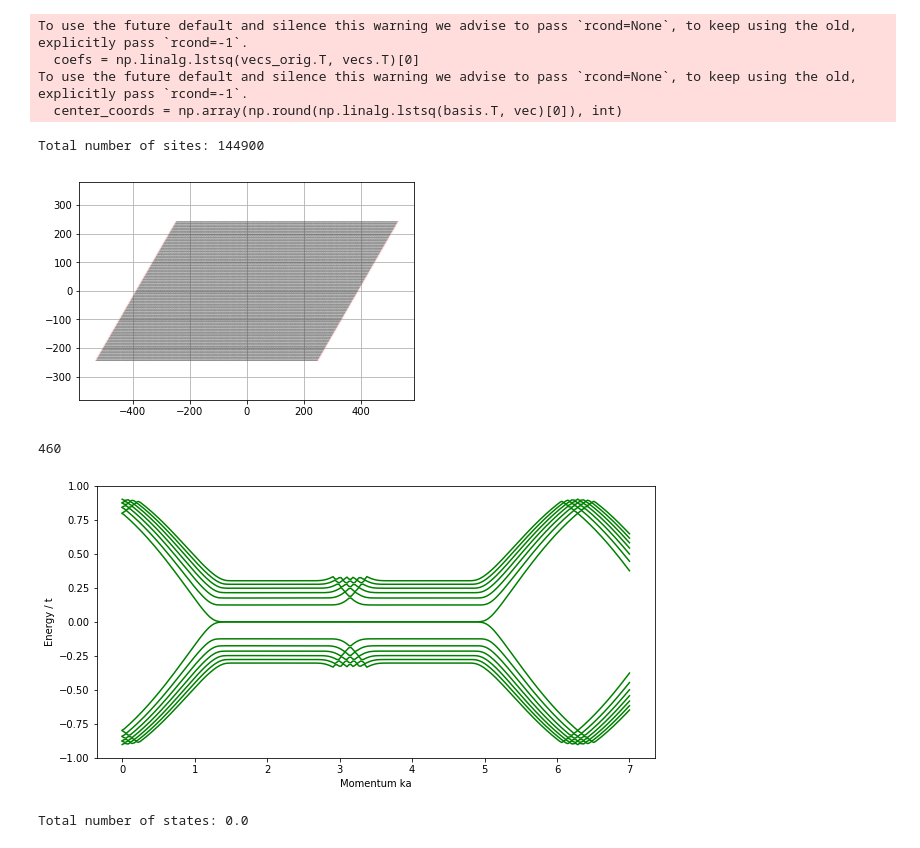
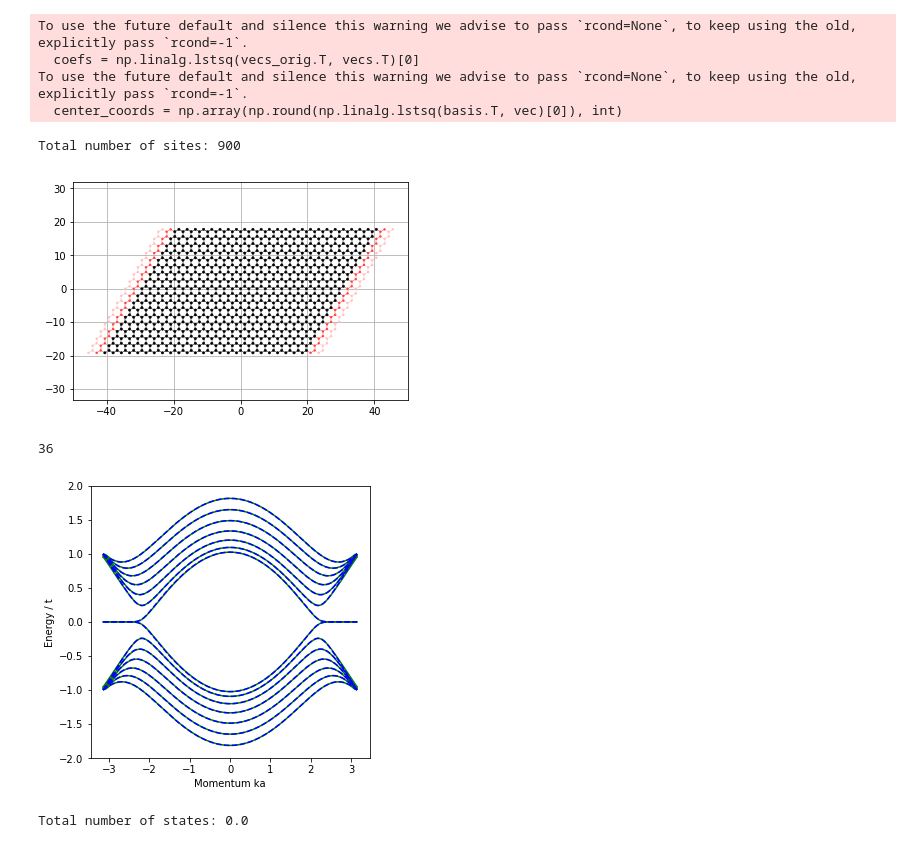
Before and after one commit to CLEANit/QuantumTransduction, a Jupyter notebook: examples/magneticField/graphene_w_magnetic_field.ipynb, the cells around one changed output. Saved outputs shown, nothing was run; the diff lists cells and outputs as text; code cells hidden in the pictures.

```diff
--- a/kwantTutorial/aharonovBohmEffect/graphene_w_magnetic_field.ipynb
+++ b/examples/magneticField/graphene_w_magnetic_field.ipynb
@@ -29,7 +29,7 @@ t = 2.7
 # on-site energy of 0 gives singular matrix
 on_site = 0.0
 # length of hexagon
-l = 246.0
+l = 20.0
 # ratio to define x-length of hexagon
 ratio = sqrt(3) / 2
 lx = l * ratio
@@ -153,28 +153,27 @@ To use the future default and silence this warning we advise to pass `rcond=None
   coefs = np.linalg.lstsq(vecs_orig.T, vecs.T)[0]
 To use the future default and silence this warning we advise to pass `rcond=None`, to keep using the old, explicitly pass `rcond=-1`.
   center_coords = np.array(np.round(np.linalg.lstsq(basis.T, vec)[0]), int)
-Total number of sites: 144900
+Total number of sites: 900
-[figure, old version]
+[figure, new version]
 # %%
 phi = 1 / 701
-momenta = np.linspace(0, 7, 256)
-# bands0 = kwant.physics.Bands(syst.leads[0], params={'phi': 0 / 65875.})
-# energies0 = [bands0(k) for k in momenta]
+momenta = np.linspace(-np.pi, np.pi, 256)
+bands0 = kwant.physics.Bands(syst.leads[0], params={'phi': 0})
+energies0 = [bands0(k) for k in momenta]
 bands1 = kwant.physics.Bands(syst.leads[0], params={'phi': phi})
 energies1 = [bands1(k) for k in momenta]
 # pyplot.plot(momenta, np.divide(energies0, t), 'r--', momenta, np.divide(energies1, t), 'b-')
 # %%
-fig, axes = pyplot.subplots(1,1, figsize=(10,5), sharey='row')
+fig, axes = pyplot.subplots(1,1, figsize=(5,5), sharey='row')
 nbands = np.array(energies1).shape[1]
 print(nbands)
-pyplot.plot(momenta , np.array(energies1)[:, nbands // 2 - 7: nbands // 2 + 7] / t, 'g-')
-pyplot.ylim([-1, 1])
+pyplot.plot(momenta , np.array(energies1)[:, nbands // 2 - 7: nbands // 2 + 7] / t, 'g-', momenta, np.array(energies0)[:, nbands // 2 - 7: nbands // 2 + 7] / t, 'b--')
 pyplot.ylabel('Energy / t')
 pyplot.xlabel('Momentum ka')
 pyplot.show()
 # %% [output]
-460
+36
-[figure, old version]
+[figure, new version]
 # %%
 # calculate the conductance using the smatrix function of kwant
 def conductance(syst, energies, lead_start=0, lead_end=1):
```
Also changed, not shown: 25 other files.
